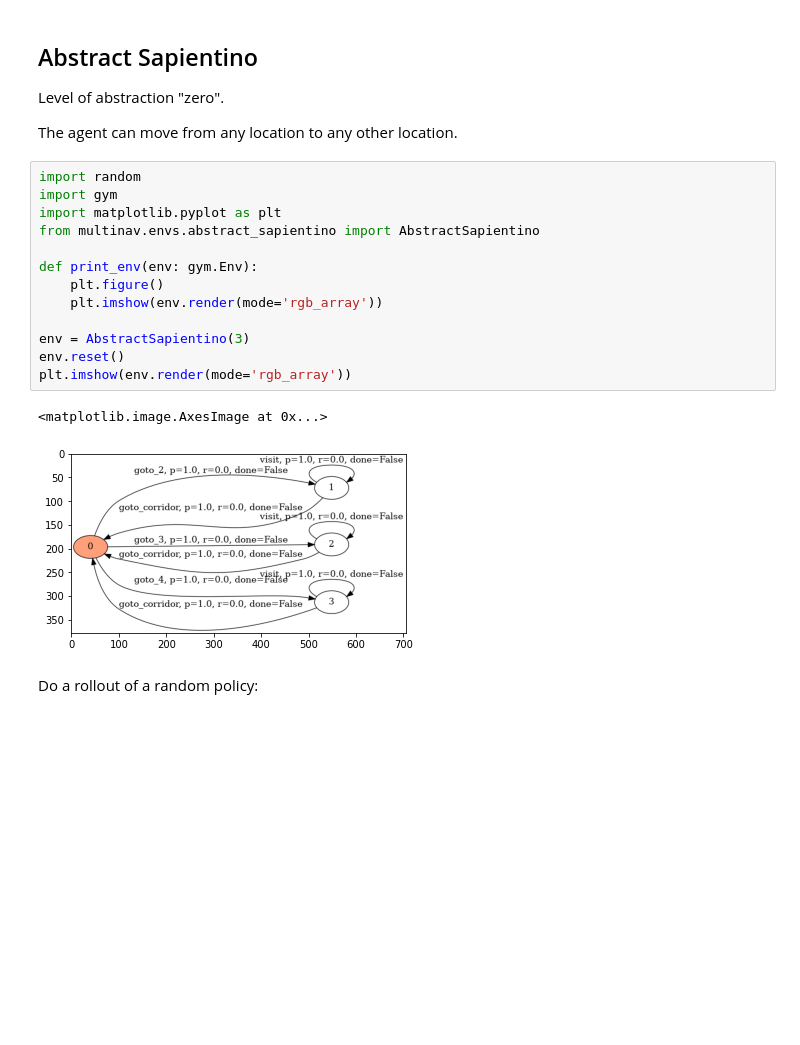
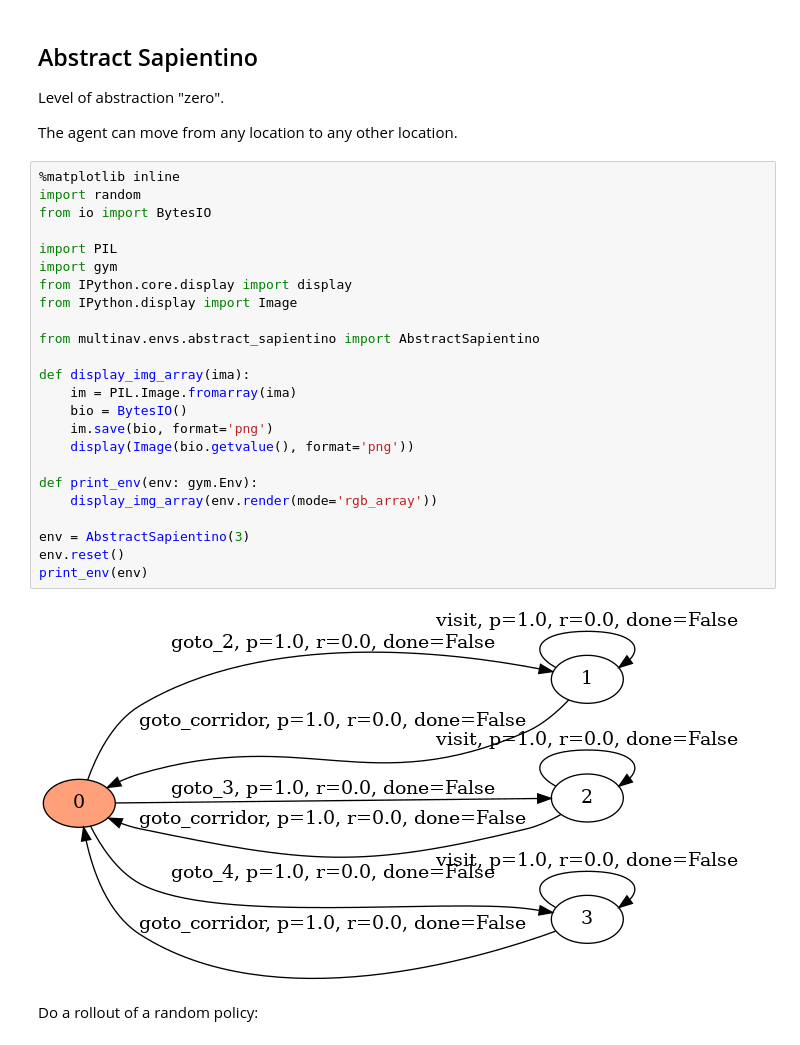
Before and after one commit to cipollone/multinav2, a Jupyter notebook: notebooks/0_abstract_sapientino.ipynb, the cells around one changed output. Drawn from its saved outputs; the diff is of its cells as text; blank space fills up the shorter version.

Commit message:
refine display image

```diff
--- a/notebooks/0_abstract_sapientino.ipynb
+++ b/notebooks/0_abstract_sapientino.ipynb
@@ -5,21 +5,31 @@ Level of abstraction "zero".
 
 The agent can move from any location to any other location.
 # %%
+%matplotlib inline
 import random
+from io import BytesIO
+
+import PIL
 import gym
-import matplotlib.pyplot as plt
+from IPython.core.display import display
+from IPython.display import Image
+
 from multinav.envs.abstract_sapientino import AbstractSapientino
 
+def display_img_array(ima):
+    im = PIL.Image.fromarray(ima)
+    bio = BytesIO()
+    im.save(bio, format='png')
+    display(Image(bio.getvalue(), format='png'))
+
 def print_env(env: gym.Env):
-    plt.figure()
-    plt.imshow(env.render(mode='rgb_array'))
+    display_img_array(env.render(mode='rgb_array'))
 
 env = AbstractSapientino(3)
 env.reset()
-plt.imshow(env.render(mode='rgb_array'))
+print_env(env)
 # %% [output]
-<matplotlib.image.AxesImage at 0x...>
-[figure, old version]
+[figure, new version]
 # %% [markdown]
 Do a rollout of a random policy:
 # %%
```
Also changed, not shown: parts of 1 cell of this notebook.
